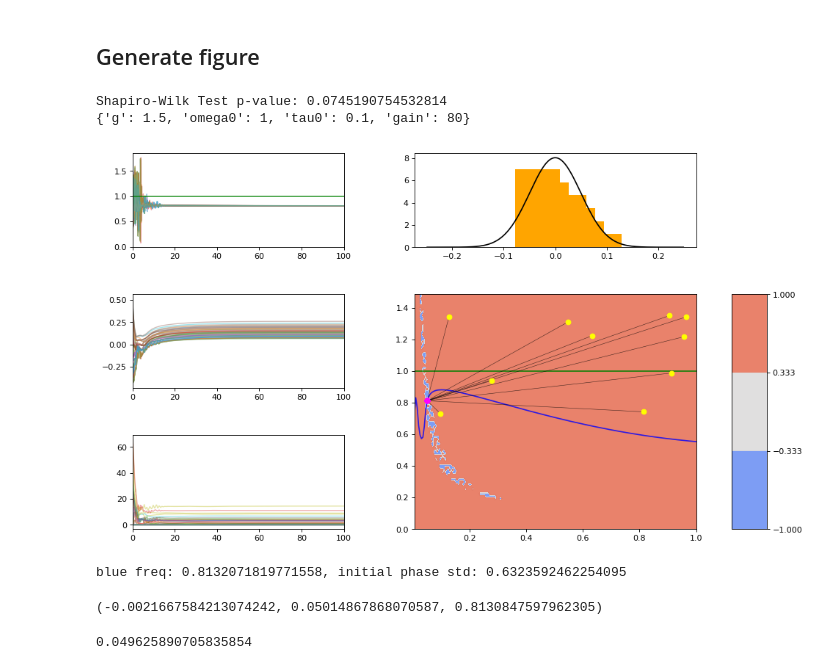
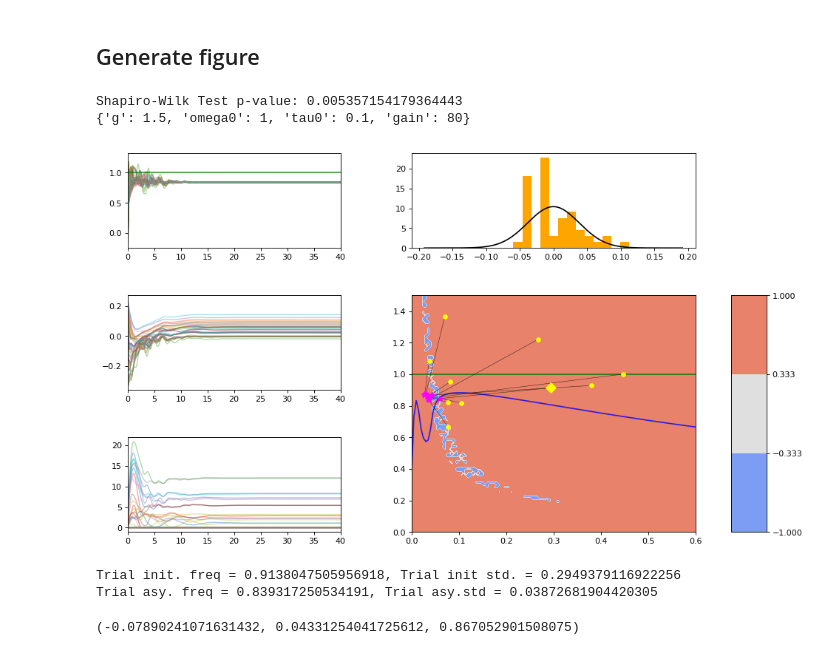
Before and after one commit to parkseo7/KuramotoPlasticDelay, a Jupyter notebook: figND_numerics.ipynb, the cells around one changed output. Saved outputs shown, nothing was run; the diff lists cells and outputs as text; code cells hidden in the pictures.

Commit message:
Manuscript round 2 update

```diff
--- a/figND_numerics.ipynb
+++ b/figND_numerics.ipynb
@@ -154,9 +154,9 @@ sio.savemat(dir_exfile, ex_mat)
 
 Skip to this cell if asymptotic arrays have already been processed.
 # %%
-# Import from folder2 with at least two trials (converging to different frequencies
+# Import from folder2 with at least two trials| (converging to different frequencies
+trial1 = {'color': 'blue', 'name': 'sol_num1'}
 # trial1 = {'color': 'blue', 'name': 'sol_num1'}
-trial1 = {'color': 'blue', 'name': 'sol_num5'}
 # %% [markdown]
 ### Trial
 # %%
@@ -189,6 +189,9 @@ arr_lin1 = arr_lin1[:,None]
 arr_phases1 = trial1['y'] - arr_lin1
 asy_phases1 = asylib.weight_avg(trial1['t'], arr_phases1, asy)
 
+phase_vars = asylib.weight_avg(sol['t'], (arr_phases - asy_phases)**2, asy)
+phase_var = np.var(asy_phases1)
+
 # Mean zero asy phases:
 cen_phases = asy_phases1 - np.mean(asy_phases1)
 
@@ -196,6 +199,7 @@ cen_phases = asy_phases1 - np.mean(asy_phases1)
 trial1['phases'] = arr_phases1
 trial1['asy_phases'] = asy_phases1
 trial1['asy_Omega'] = asy_Omega1
+trial1['asy_std'] = np.sqrt(phase_var)
 # %% [markdown]
 # Asymptotic arrays
 # %%
@@ -352,6 +356,7 @@ line_opts = {'linewidth': 1.2,
             }
 
 tf = np.max(trial1['t'])
+TF = 40
 
 alpha = 0.9
 levels = np.linspace(-1, 1, 4, endpoint=True)
@@ -363,6 +368,11 @@ dotopts = {'linestyle': '-',
            'color': 'black',
            'alpha': 0.7
           }
+
+# Marker sizes
+asysize = 50
+initsize = 25
+initsize2 = 75
 
 # Sample which delay indices to plot:
 NN = trial1['tau'].shape[1]
@@ -401,50 +411,51 @@ ax[0].axhline(y=dict_ex['w0'], color='green', alpha=0.8, linewidth=1.5)
 
 # Figure E
 for k in range(init_freqs.size):
     p1 = np.array([init_freqs[k], asy_freqs[k]])
     p2 = np.array([init_stds[k], asy_stds[k]])
     ax[3].plot(p2, p1, **dotopts, zorder=2)
 
 c = ax[3].contourf(delta_mesh, Omega_mesh, np.sign(stab_mesh), levels, cmap='coolwarm', alpha=alpha, zorder=0)
-ax[3].axis([delta_min, delta_max, 0, 1.1*init_freqs.max()])
+ax[3].axis([delta_min, delta_max, 0, 1.5 * param['omega0']])
 
 ax[3].plot(delta_arr, Omega_roots, color='blue', alpha=0.8, zorder=1)
-ax[3].scatter(init_stds, init_freqs, color='yellow', zorder=3)
-ax[3].scatter(asy_stds, asy_freqs, color='magenta', zorder=4)
+ax[3].scatter(init_stds, init_freqs, color='yellow', s=initsize, zorder=3)
+ax[3].scatter(asy_stds, asy_freqs, color='magenta', marker='*', s=asysize, zorder=4)
 
+# Selected trial A,B,C
+ax[3].scatter(trial1['std'], trial1['init_freq'], marker='D', color='yellow', s=initsize2, zorder=3)
 ax[3].axhline(y=dict_ex['w0'], color='green', alpha=0.9, zorder=1)
 ax[3].axvline(x=0, color='black', alpha=0.5, linewidth=0.9, zorder=1)
 
 
 # Figure D
 ax[4].hist(cen_phases, bins=bins_dist, color='orange', density=True, zorder=0)
 
 # Normal curve
 ax[4].plot(gauss_x, gauss_y, color='black', zorder=1)
 
 # Heat map
 fig.colorbar(c, cax=ax[5])
 
 # Adjustments to axes
-ax[0].set_xlim(left=np.min(trial1['t']), right=tf)
-ax[1].set_xlim(left=np.min(trial1['t']), right=tf)
-ax[2].set_xlim(left=np.min(trial1['t']), right=tf)
+ax[0].set_xlim(left=np.min(trial1['t']), right=TF)
+ax[1].set_xlim(left=np.min(trial1['t']), right=TF)
+ax[2].set_xlim(left=np.min(trial1['t']), right=TF)
+ax[3].set_xlim(left=0, right=np.round(1.2*delta_range, decimals=1))
 
 print("Shapiro-Wilk Test p-value: " + str(stats.shapiro(cen_phases)[1])) # High p-value implies normal distribution
 print(param)
 # %% [output]
-Shapiro-Wilk Test p-value: 0.0745190754532814
+Shapiro-Wilk Test p-value: 0.005357154179364443
 {'g': 1.5, 'omega0': 1, 'tau0': 0.1, 'gain': 80}
-[figure, old version]
+[figure, new version]
-# %%
-print(trial1['color'] + ' freq: ' + str(trial1['asy_Omega']) + ', initial phase std: ' + str(trial1['std']))
-# %% [output]
-blue freq: 0.8132071819771558, initial phase std: 0.6323592462254095
+# %%
+print('Trial init. freq = ' + str(trial1['init_freq']) + ', Trial init std. = ' + str(trial1['std']))
+print('Trial asy. freq = ' + str(trial1['asy_Omega']) + ', Trial asy.std = ' + str(asy_stds[0]))
+# %% [output]
+Trial init. freq = 0.9138047505956918, Trial init std. = 0.2949379116922256
+Trial asy. freq = 0.839317250534191, Trial asy.std = 0.03872681904420305
 # %%
 Omega_fun(asy_freqs[0], asy_stds[0]**2), asy_stds[1], asy_freqs[1]
 # %% [output]
-(-0.0021667584213074242, 0.05014867868070587, 0.8130847597962305)
+(-0.07890241071631432, 0.04331254041725612, 0.867052901508075)
-# %%
-np.sqrt(g_var)
-# %% [output]
-0.049625890705835854
```
Also changed, not shown: parts of 1 cell of this notebook, 24 other files.
